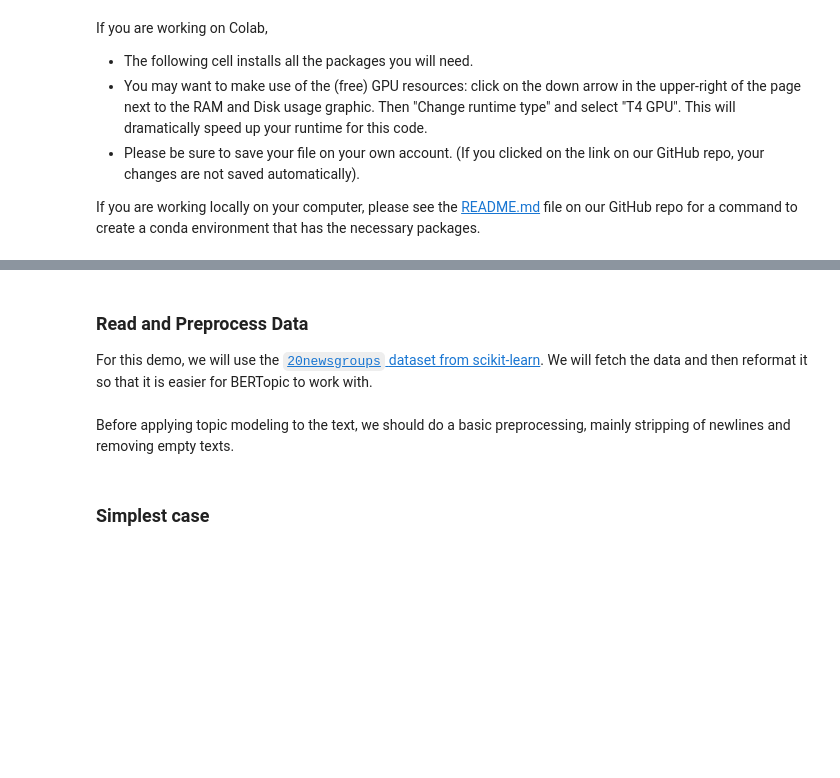
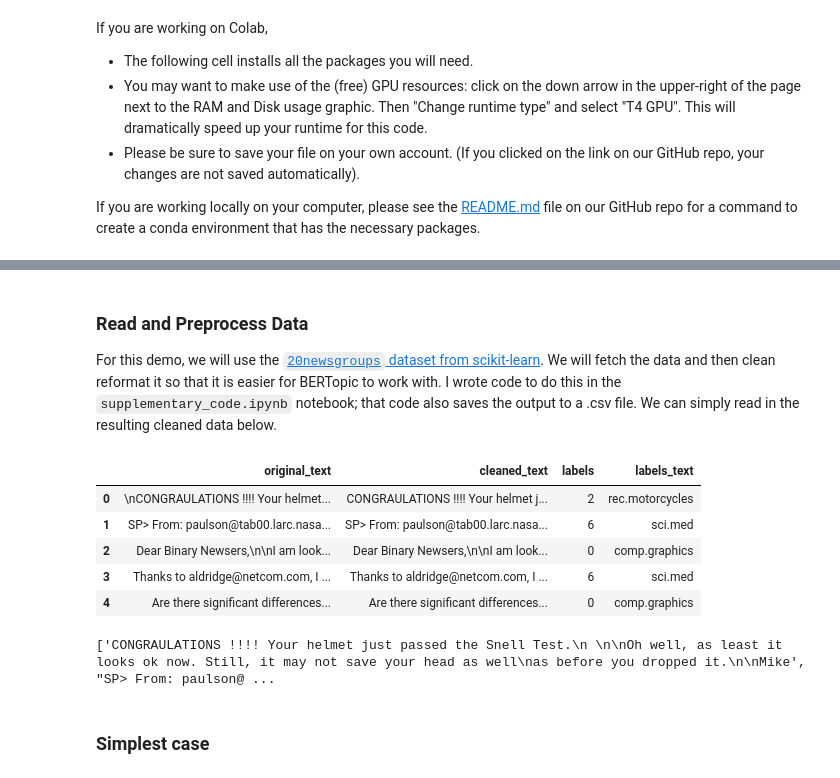
Before and after one commit to nuitrcs/AI_Week_Topic_Modeling, a Jupyter notebook: BERTopic-demo.ipynb, the cells around one changed output, grey strips where cells are left out. Drawn from its saved outputs; the diff is of its cells as text; code cells hidden in the pictures; blank space fills up the shorter version.

Commit message:
cleaning code

```diff
--- a/BERTopic-demo.ipynb
+++ b/BERTopic-demo.ipynb
@@ -18,4 +21,4 @@ except:
 # %% [markdown]
 ### Read and Preprocess Data
 
-For this demo, we will use the [`20newsgroups` dataset from scikit-learn](https://scikit-learn.org/stable/datasets/real_world.html#newsgroups-dataset).  We will fetch the data and then reformat it so that it is easier for BERTopic to work with.
+For this demo, we will use the [`20newsgroups` dataset from scikit-learn](https://scikit-learn.org/stable/datasets/real_world.html#newsgroups-dataset).  We will fetch the data and then clean reformat it so that it is easier for BERTopic to work with.  I wrote code to do this in the `supplementary_code.ipynb` notebook; that code also saves the output to a .csv file.  We can simply read in the resulting cleaned data below.
@@ -54,2 +24,0 @@ print(df.head())
-# %% [markdown]
-Before applying topic modeling to the text, we should do a basic preprocessing, mainly stripping of newlines and removing empty texts.
@@ -71,3 +25,17 @@ df.head()
+# %%
+import pandas as pd
+df = pd.read_csv('exercises/data/sklearn_20newsgroups_cleaned.csv')
+df.head()
+# %% [output]
+|  | original_text | cleaned_text | labels | labels_text |
+| 0 | \nCONGRAULATIONS !!!! Your helmet... | CONGRAULATIONS !!!! Your helmet j... | 2 | rec.motorcycles |
+| 1 | SP> From: paulson@tab00.larc.nasa... | SP> From: paulson@tab00.larc.nasa... | 6 | sci.med |
+| 2 | Dear Binary Newsers,\n\nI am look... | Dear Binary Newsers,\n\nI am look... | 0 | comp.graphics |
+| 3 | Thanks to aldridge@netcom.com, I ... | Thanks to aldridge@netcom.com, I ... | 6 | sci.med |
+| 4 | Are there significant differences... | Are there significant differences... | 0 | comp.graphics |
 # %%
-# store the texts into docs variable
-docs = df["text_processed"].values.tolist()
+# store the texts into docs variable as a list for use in BERTopic
+docs = df["cleaned_text"].values.tolist()
+print(docs[:5])
+# %% [output]
+['CONGRAULATIONS !!!! Your helmet just passed the Snell Test.\n \n\nOh well, as least it looks ok now. Still, it may not save your head as well\nas before you dropped it.\n\nMike', "SP> From: paulson@ ...
```
Also changed, not shown: parts of 13 cells of this notebook, 7 other files.
